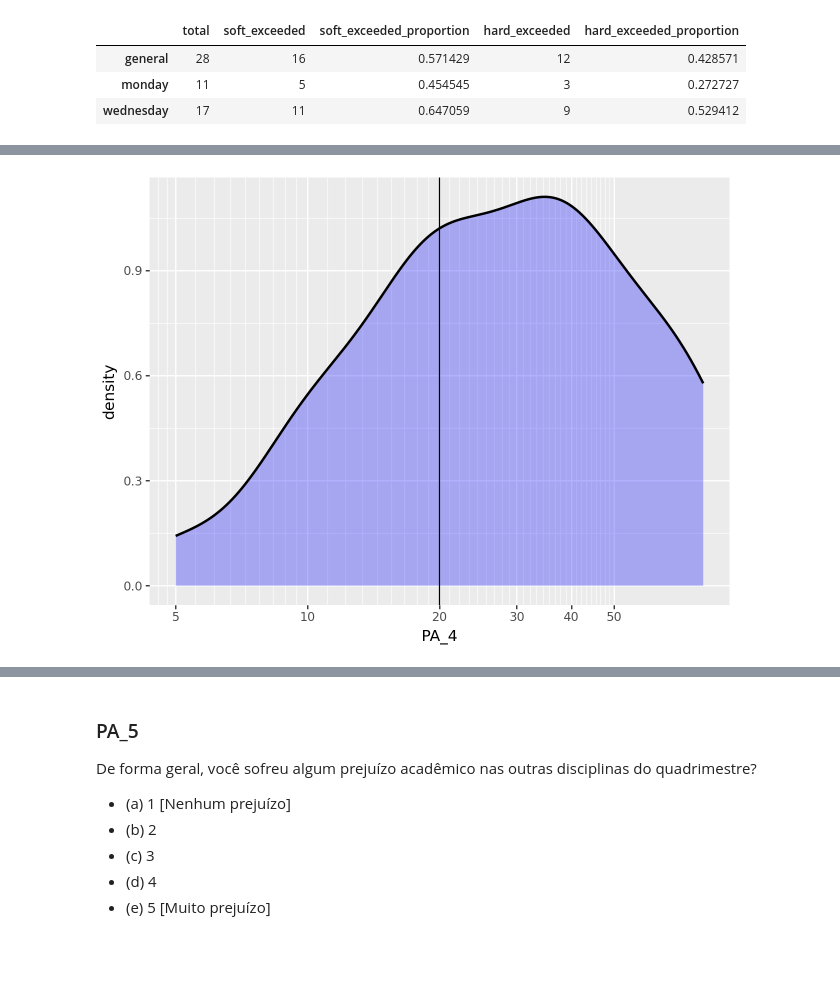
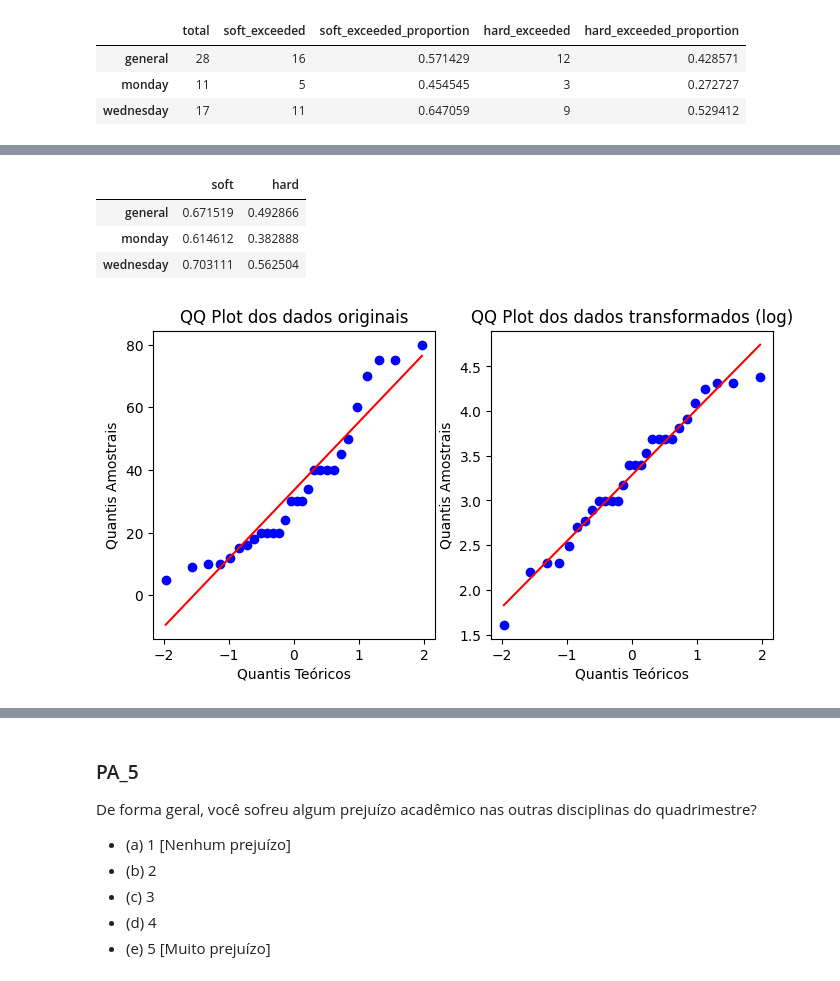
Before and after one commit to henriqueedu2001/pcs3635-health-research-data-analysis, a Jupyter notebook: analisys.ipynb, the cells around one changed output, grey strips where cells are left out. Cells and saved outputs as stored; diff of their text form; code cells hidden in the pictures; blank space fills up the shorter version.

```diff
--- a/analisys.ipynb
+++ b/analisys.ipynb
@@ -964,10 +956,64 @@ plt.show()
-# %%
-(
-    ggplot(df, aes(x="PA_4"))
-    + geom_density(fill='blue',alpha=0.3,size=1)+
-    geom_vline(xintercept=20)+
-    scale_x_log10(breaks=[1,3,5,10,20,30,40,50])
-
-)
-# %% [output]
-[figure, removed]
+# %%
+# integrals
+PA_4_step_size = PA_4_x[1] - PA_4_x[0]
+
+# general
+PA_4_kernel_integral_soft_exceeded = np.sum(PA_4_y[PA_4_x > PA_4_expected_hours])*PA_4_step_size
+PA_4_kernel_integral_hard_exceeded = np.sum(PA_4_y[PA_4_x > PA_4_expected_hours + PA_4_expected_hours_safety_margin])*PA_4_step_size
+
+# monday
+PA_4_monday_kernel_integral_soft_exceeded = np.sum(PA_4_monday_y[PA_4_x > PA_4_expected_hours])*PA_4_step_size
+PA_4_monday_kernel_integral_hard_exceeded = np.sum(PA_4_monday_y[PA_4_x > PA_4_expected_hours + PA_4_expected_hours_safety_margin])*PA_4_step_size
+
+# wednesday
+PA_4_wednesday_kernel_integral_soft_exceeded = np.sum(PA_4_wednesday_y[PA_4_x > PA_4_expected_hours])*PA_4_step_size
+PA_4_wednesday_kernel_integral_hard_exceeded = np.sum(PA_4_wednesday_y[PA_4_x > PA_4_expected_hours + PA_4_expected_hours_safety_margin])*PA_4_step_size
+
+PA_4_exceeded_resume = [
+    {
+        'soft': PA_4_kernel_integral_soft_exceeded,
+        'hard': PA_4_kernel_integral_hard_exceeded
+    },
+    {
+        'soft': PA_4_monday_kernel_integral_soft_exceeded,
+        'hard': PA_4_monday_kernel_integral_hard_exceeded
+    },
+    {
+        'soft': PA_4_wednesday_kernel_integral_soft_exceeded,
+        'hard': PA_4_wednesday_kernel_integral_hard_exceeded
+    }
+]
+
+PA_4_exceeded_resume_table = pd.DataFrame(PA_4_exceeded_resume, index=PA_4_indexes)
+PA_4_exceeded_resume_table
+# %% [output]
+|  | soft | hard |
+| general | 0.671519 | 0.492866 |
+| monday | 0.614612 | 0.382888 |
+| wednesday | 0.703111 | 0.562504 |
+# %%
+PA_4_log = np.log(PA_4)
+
+plt.figure(figsize=(8, 4))
+
+plt.subplot(1, 2, 1)
+stats.probplot(PA_4, dist="norm", plot=plt)
+plt.title("QQ Plot dos dados originais")
+plt.xlabel("Quantis Teóricos")
+plt.ylabel("Quantis Amostrais")
+
+# Criar Q-Q plot para os dados transformados (log)
+plt.subplot(1, 2, 2)
+stats.probplot(PA_4_log, dist="norm", plot=plt)
+plt.title("QQ Plot dos dados transformados (log)")
+plt.xlabel("Quantis Teóricos")
+plt.ylabel("Quantis Amostrais")
+
+# save the figure in png format
+if save_all_figures:
+    plt.savefig('academic_imgs/PA_4_qq_plots')
+
+# showing the figure
+plt.show()
+# %% [output]
+[figure, added]
```
Also changed, not shown: parts of 7 cells of this notebook.
